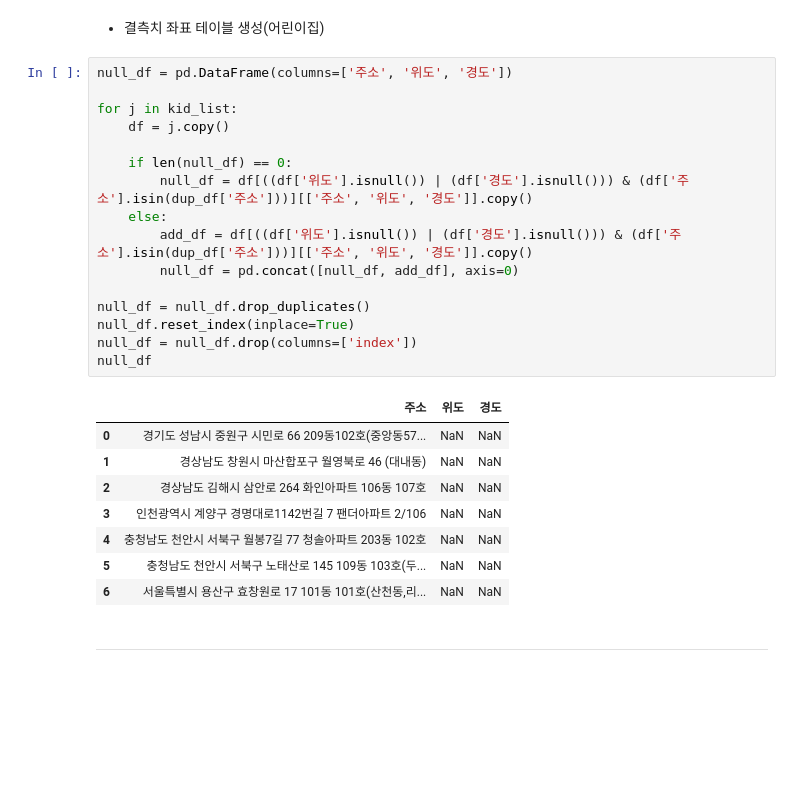
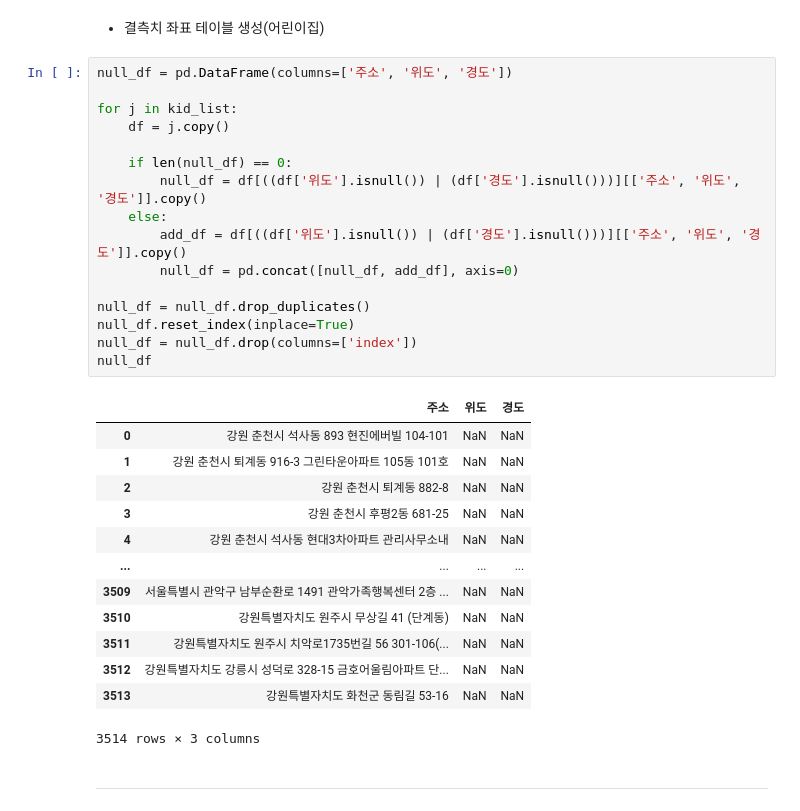
Before and after one commit to NeatyNut/-------, a Jupyter notebook: EDA.ipynb, the cells around one changed output. Saved outputs shown, nothing was run; the diff lists cells and outputs as text; blank space fills up the shorter version.

```diff
--- a/EDA.ipynb
+++ b/EDA.ipynb
@@ -1010,28 +1010,33 @@ dup_df
 # %%
 null_df = pd.DataFrame(columns=['주소', '위도', '경도'])
 
 for j in kid_list:
     df = j.copy()
 
     if len(null_df) == 0:
-        null_df = df[((df['위도'].isnull()) | (df['경도'].isnull())) & (df['주소'].isin(dup_df['주소']))][['주소', '위도', '경도']].copy()
+        null_df = df[((df['위도'].isnull()) | (df['경도'].isnull()))][['주소', '위도', '경도']].copy()
     else:
-        add_df = df[((df['위도'].isnull()) | (df['경도'].isnull())) & (df['주소'].isin(dup_df['주소']))][['주소', '위도', '경도']].copy()
+        add_df = df[((df['위도'].isnull()) | (df['경도'].isnull()))][['주소', '위도', '경도']].copy()
         null_df = pd.concat([null_df, add_df], axis=0)
 
 null_df = null_df.drop_duplicates()
 null_df.reset_index(inplace=True)
 null_df = null_df.drop(columns=['index'])
 null_df
 # %% [output]
 |  | 주소 | 위도 | 경도 |
-| 0 | 경기도 성남시 중원구 시민로 66 209동102호(중앙동57... | NaN | NaN |
-| 1 | 경상남도 창원시 마산합포구 월영북로 46 (대내동) | NaN | NaN |
-| 2 | 경상남도 김해시 삼안로 264 화인아파트 106동 107호 | NaN | NaN |
-| 3 | 인천광역시 계양구 경명대로1142번길 7 팬더아파트 2/106 | NaN | NaN |
-| 4 | 충청남도 천안시 서북구 월봉7길 77 청솔아파트 203동 102호 | NaN | NaN |
-| 5 | 충청남도 천안시 서북구 노태산로 145 109동 103호(두... | NaN | NaN |
-| 6 | 서울특별시 용산구 효창원로 17 101동 101호(산천동,리... | NaN | NaN |
+| 0 | 강원 춘천시 석사동 893 현진에버빌 104-101 | NaN | NaN |
+| 1 | 강원 춘천시 퇴계동 916-3 그린타운아파트 105동 101호 | NaN | NaN |
+| 2 | 강원 춘천시 퇴계동 882-8 | NaN | NaN |
+| 3 | 강원 춘천시 후평2동 681-25 | NaN | NaN |
+| 4 | 강원 춘천시 석사동 현대3차아파트 관리사무소내 | NaN | NaN |
+| ... | ... | ... | ... |
+| 3509 | 서울특별시 관악구 남부순환로 1491 관악가족행복센터 2층 ... | NaN | NaN |
+| 3510 | 강원특별자치도 원주시 무상길 41 (단계동) | NaN | NaN |
+| 3511 | 강원특별자치도 원주시 치악로1735번길 56 301-106(... | NaN | NaN |
+| 3512 | 강원특별자치도 강릉시 성덕로 328-15 금호어울림아파트 단... | NaN | NaN |
+| 3513 | 강원특별자치도 화천군 동림길 53-16 | NaN | NaN |
+3514 rows × 3 columns
 # %% [markdown]
 ---
 # %% [markdown]
```
Also changed, not shown: parts of 16 cells of this notebook.
